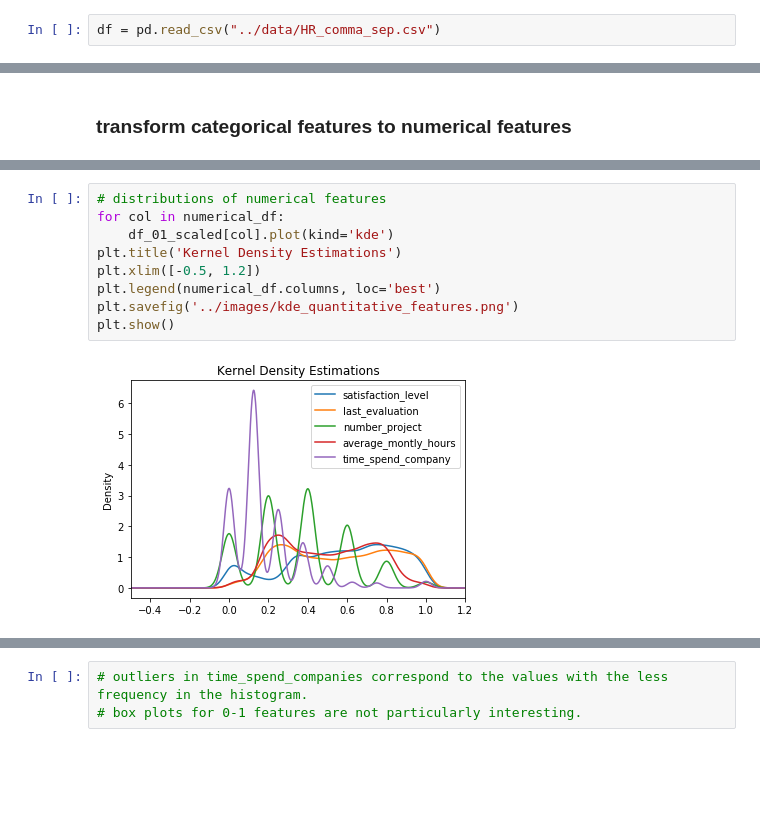
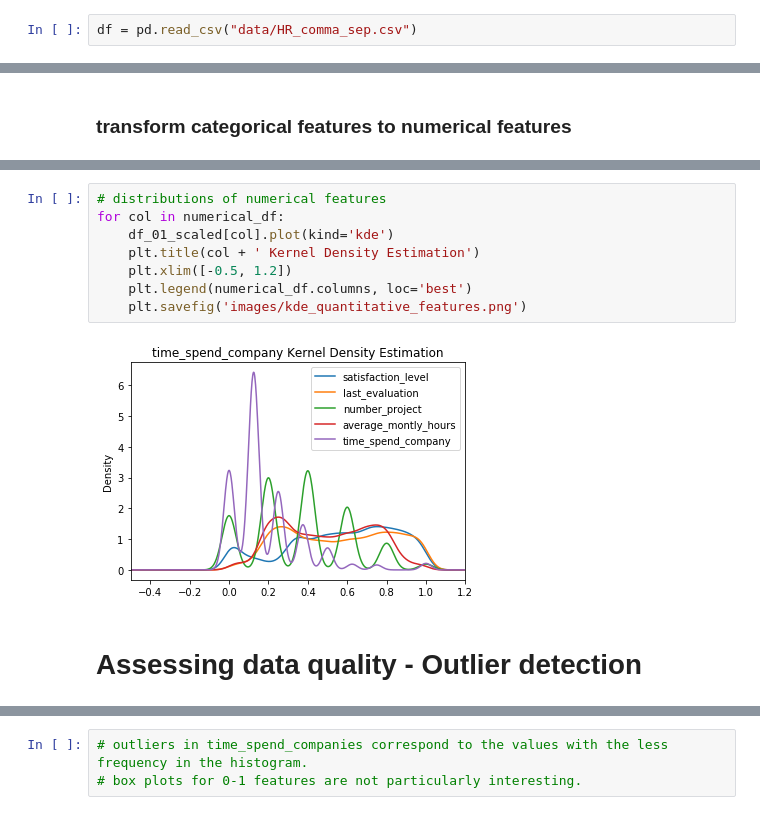
Before and after one commit to noobcode/Data-Mining, a Jupyter notebook: data_understanding/data_understanding.ipynb, the cells around one changed output, grey strips where cells are left out. Cells and saved outputs as stored; diff of their text form; blank space fills up the shorter version.

```diff
--- a/data_understanding/data_understanding.ipynb
+++ b/data_understanding/data_understanding.ipynb
@@ -11,5 +11,5 @@ from scipy.stats import skew, kurtosis, skewtest, kurtosistest
 # %%
-df = pd.read_csv("../data/HR_comma_sep.csv")
+df = pd.read_csv("data/HR_comma_sep.csv")
 # %% [markdown]
 # Data Semantics
 # %%
@@ -196,12 +165,13 @@ df_01_scaled.head()
 # %%
 # distributions of numerical features
 for col in numerical_df:
     df_01_scaled[col].plot(kind='kde')
-plt.title('Kernel Density Estimations')
-plt.xlim([-0.5, 1.2])
-plt.legend(numerical_df.columns, loc='best')
-plt.savefig('../images/kde_quantitative_features.png')
-plt.show()
+    plt.title(col + ' Kernel Density Estimation')
+    plt.xlim([-0.5, 1.2])
+    plt.legend(numerical_df.columns, loc='best')
+    plt.savefig('images/kde_quantitative_features.png')
 # %% [output]
-[figure, old version]
+[figure, new version]
+# %% [markdown]
+# Assessing data quality - Outlier detection
 # %%
```
Also changed, not shown: parts of 14 cells of this notebook, 12 other files.
